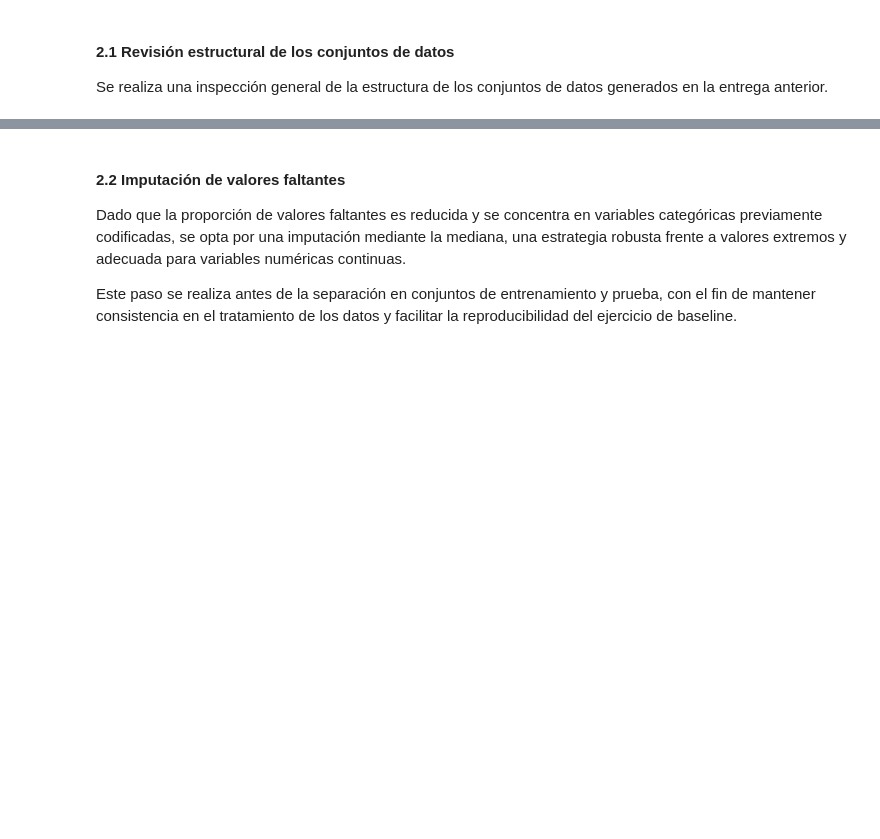
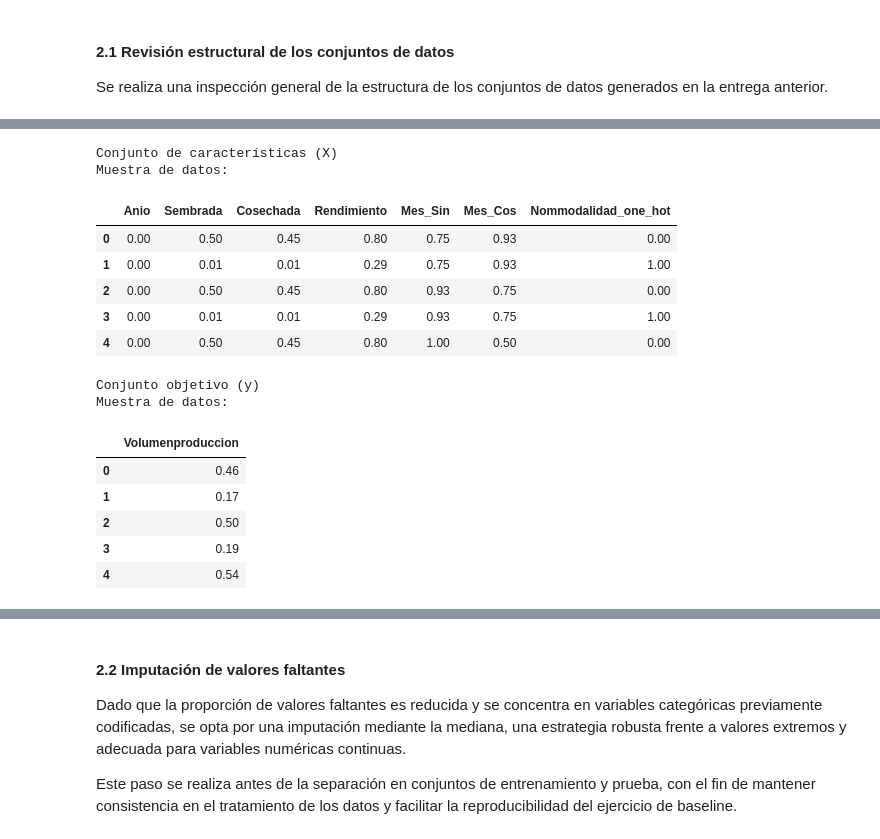
Before and after one commit to juan-pablo-lopez/tc5035-ene26-equipo29, a Jupyter notebook: Avance3.Equipo29.ipynb, the cells around one changed output, grey strips where cells are left out. Saved outputs shown, nothing was run; the diff lists cells and outputs as text; code cells hidden in the pictures; blank space fills up the shorter version.

```diff
--- a/Avance3.Equipo29.ipynb
+++ b/Avance3.Equipo29.ipynb
@@ -142,13 +137,9 @@ Se realiza una inspección general de la estructura de los conjuntos de datos ge
 X = pd.read_csv(X_FILE)
 y = pd.read_csv(y_FILE)
 # %%
-# Dos columnas
-X_head_output = widgets.Output(layout=widgets.Layout(width='50%'))
-y_head_output = widgets.Output(layout=widgets.Layout(width='50%'))
 label="Muestra de datos"
 
 # Visualización de dimensiones de los datasets
-output_info(X_head_output, "Conjunto de características (X)", X.head(), label)
-output_info(y_head_output, "Conjunto objetivo (y)", y.head(), label)
-display(widgets.HBox([X_head_output, y_head_output]))
+output_info("Conjunto de características (X)", X.head(), label)
+output_info("Conjunto objetivo (y)", y.head(), label)
 # %% [output]
@@ -156 +146,17 @@ display(widgets.HBox([X_head_output, y_head_output]))
+Conjunto de características (X)
+Muestra de datos:
+|  | Anio | Sembrada | Cosechada | Rendimiento | Mes_Sin | Mes_Cos | Nommodalidad_one_hot |
+| 0 | 0.00 | 0.50 | 0.45 | 0.80 | 0.75 | 0.93 | 0.00 |
+| 1 | 0.00 | 0.01 | 0.01 | 0.29 | 0.75 | 0.93 | 1.00 |
+| 2 | 0.00 | 0.50 | 0.45 | 0.80 | 0.93 | 0.75 | 0.00 |
+| 3 | 0.00 | 0.01 | 0.01 | 0.29 | 0.93 | 0.75 | 1.00 |
+| 4 | 0.00 | 0.50 | 0.45 | 0.80 | 1.00 | 0.50 | 0.00 |
+Conjunto objetivo (y)
+Muestra de datos:
+|  | Volumenproduccion |
+| 0 | 0.46 |
+| 1 | 0.17 |
+| 2 | 0.50 |
+| 3 | 0.19 |
+| 4 | 0.54 |
 # %%
```
Also changed, not shown: parts of 13 cells of this notebook.
